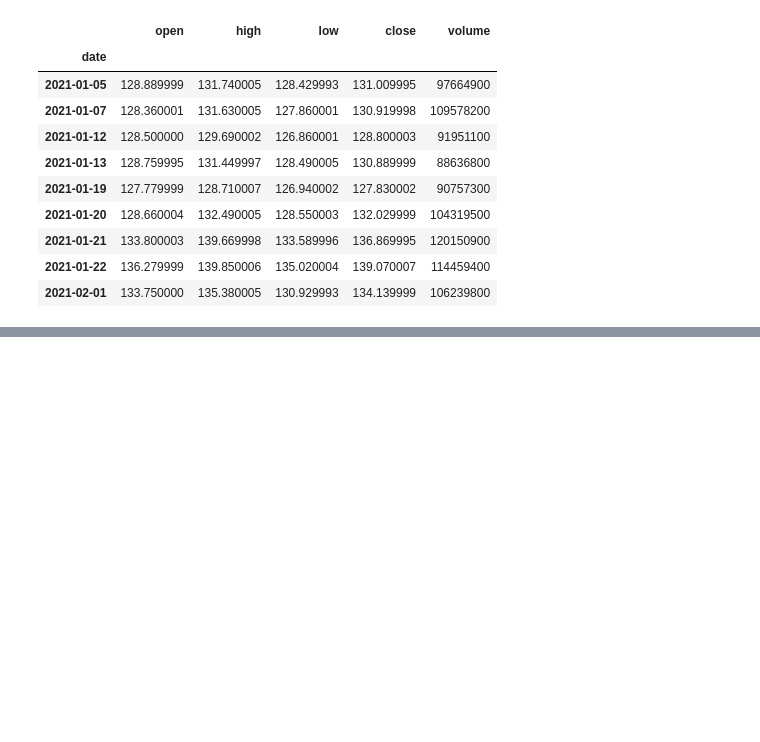
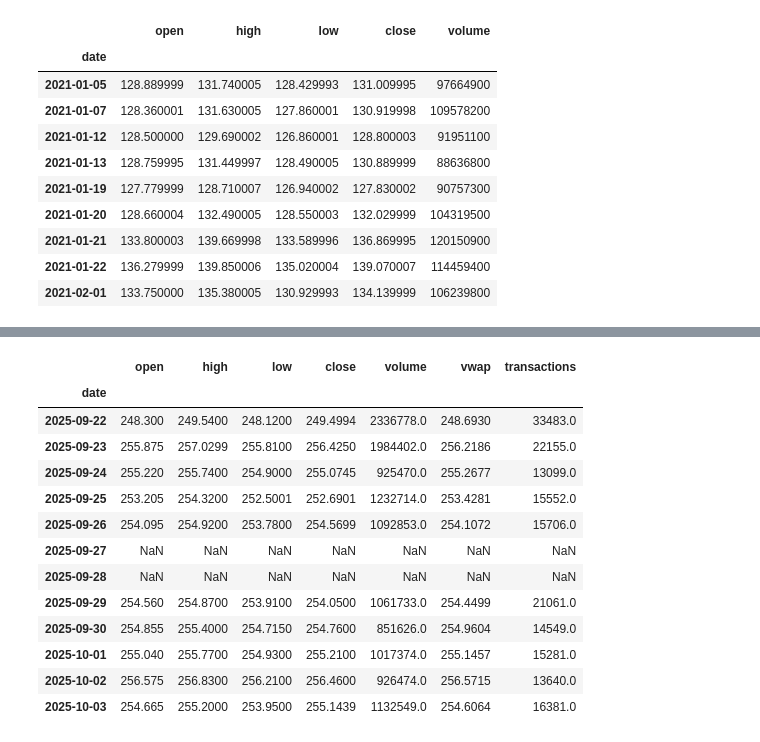
Before and after one commit to JerryHong08/rebooking_quant, a Jupyter notebook: python_for_algorithmic_trading/Chapter2_Part2.ipynb, the cells around one changed output, grey strips where cells are left out. Saved outputs shown, nothing was run; the diff lists cells and outputs as text; code cells hidden in the pictures; blank space fills up the shorter version.

```diff
--- a/python_for_algorithmic_trading/Chapter2_Part2.ipynb
+++ b/python_for_algorithmic_trading/Chapter2_Part2.ipynb
@@ -239,0 +316,13 @@ Name: close, dtype: float64
+# %%
+# Resampling data for different time frames
+import numpy as np
+import pandas as pd
+from openbb import obb
+obb.user.preferences.output_type = 'dataframe'
+
+df = obb.equity.price.historical(
+    'AAPL',
+    interval = '1m',
+    start_date='2025-09-22',
+    provider='yfinance'
+)
@@ -239,0 +416,17 @@ Name: close, dtype: float64
+# %%
+df.asfreq('D').to_period()
+# %% [output]
+|  | open | high | low | close | volume | vwap | transactions |
+| date |  |  |  |  |  |  |  |
+| 2025-09-22 | 248.300 | 249.5400 | 248.1200 | 249.4994 | 2336778.0 | 248.6930 | 33483.0 |
+| 2025-09-23 | 255.875 | 257.0299 | 255.8100 | 256.4250 | 1984402.0 | 256.2186 | 22155.0 |
+| 2025-09-24 | 255.220 | 255.7400 | 254.9000 | 255.0745 | 925470.0 | 255.2677 | 13099.0 |
+| 2025-09-25 | 253.205 | 254.3200 | 252.5001 | 252.6901 | 1232714.0 | 253.4281 | 15552.0 |
+| 2025-09-26 | 254.095 | 254.9200 | 253.7800 | 254.5699 | 1092853.0 | 254.1072 | 15706.0 |
+| 2025-09-27 | NaN | NaN | NaN | NaN | NaN | NaN | NaN |
+| 2025-09-28 | NaN | NaN | NaN | NaN | NaN | NaN | NaN |
+| 2025-09-29 | 254.560 | 254.8700 | 253.9100 | 254.0500 | 1061733.0 | 254.4499 | 21061.0 |
+| 2025-09-30 | 254.855 | 255.4000 | 254.7150 | 254.7600 | 851626.0 | 254.9604 | 14549.0 |
+| 2025-10-01 | 255.040 | 255.7700 | 254.9300 | 255.2100 | 1017374.0 | 255.1457 | 15281.0 |
+| 2025-10-02 | 256.575 | 256.8300 | 256.2100 | 256.4600 | 926474.0 | 256.5715 | 13640.0 |
+| 2025-10-03 | 254.665 | 255.2000 | 253.9500 | 255.1439 | 1132549.0 | 254.6064 | 16381.0 |
```
Also changed, not shown: parts of 18 cells of this notebook, 9 other files.
